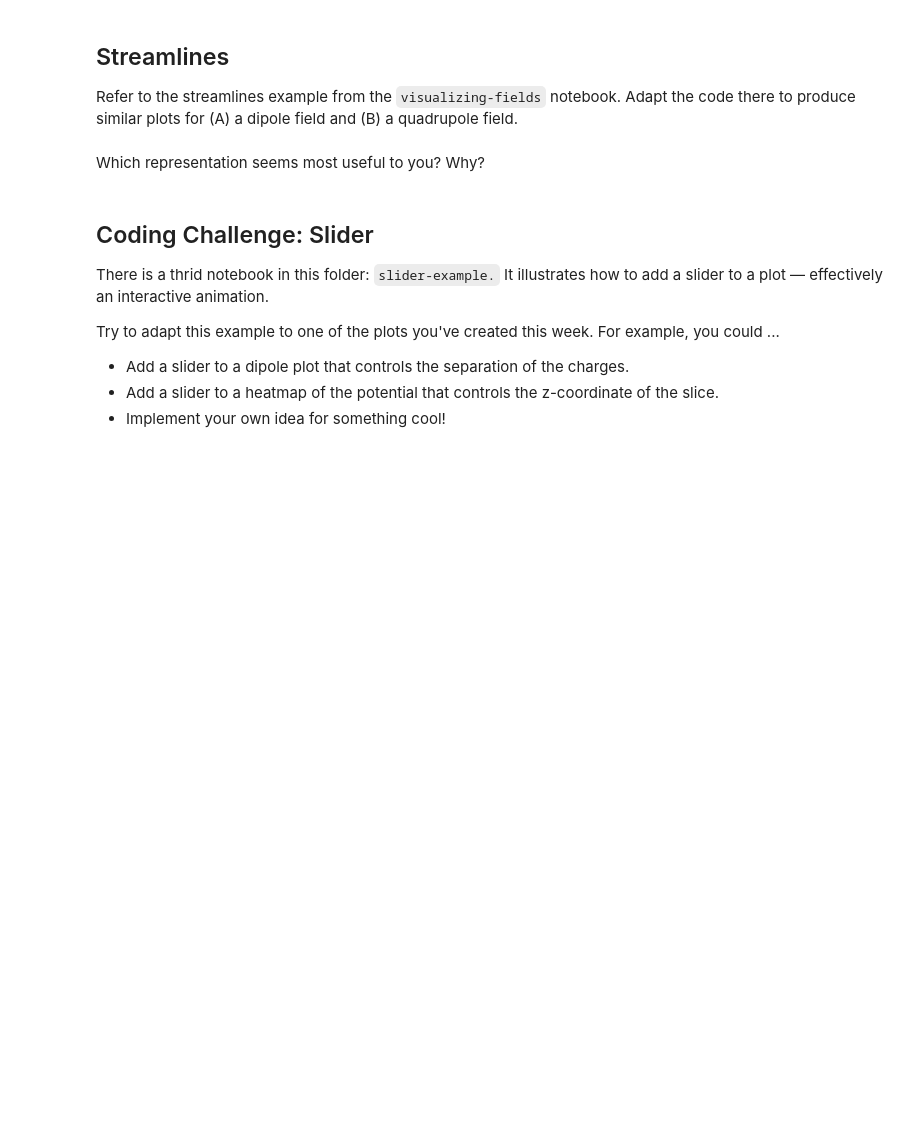
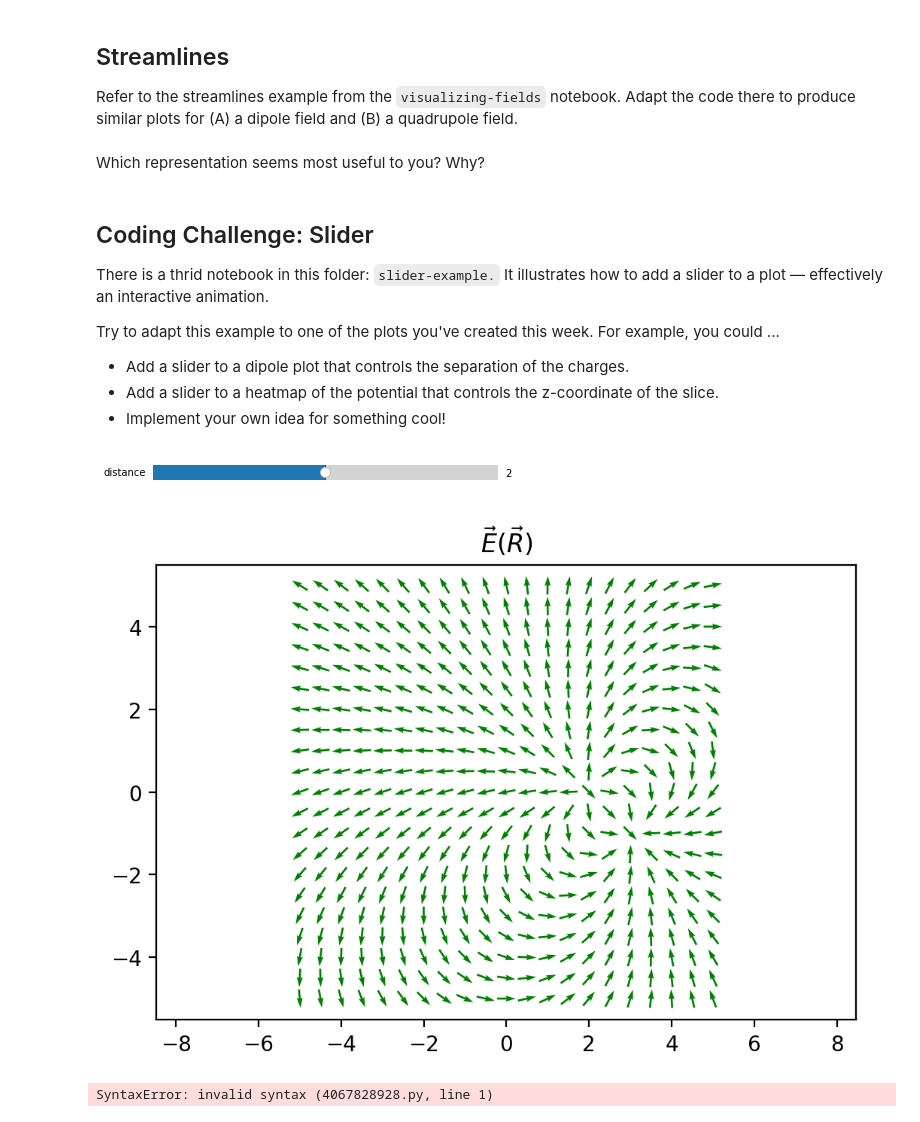
Before and after one commit to dr-kinder/electrodynamics, a Jupyter notebook: week-01/02-multipoles.ipynb, the cells around one changed output. Saved outputs shown, nothing was run; the diff lists cells and outputs as text; code cells hidden in the pictures; blank space fills up the shorter version.

```diff
--- a/week-01/02-multipoles.ipynb
+++ b/week-01/02-multipoles.ipynb
@@ -316,3 +357,36 @@ Try to adapt this example to one of the plots you've created this week.  For exa
 - Add a slider to a dipole plot that controls the separation of the charges.
 - Add a slider to a heatmap of the potential that controls the z-coordinate of the slice.
 - Implement your own idea for something cool!
+# %%
+q1 = -3
+x1 = +3
+y1 = -1
+
+q2 = +3
+x2 = 0
+y2 = 0
+
+value = 0
+
+fig = plt.figure()
+
+ax2 = fig.add_axes([0.1, 0.85, 0.8, 0.1])
+s=Slider(ax = ax2, label = 'distance', valmin = 0, valmax = 4, valinit = 2 )
+
+def update(value):
+    value = s.val
+    X,Y = coordinates_2d()
+    Ex, Ey = np.stack(field_2d(q1, (x1, y1))) + np.stack(field_2d(q2, (x2 + value, y2)))
+    draw_field_2d(X,Y,Ex,Ey)
+
+s.on_changed(update)
+update(0)
+
+plt.show()
+# %% [output]
+[figure, added]
+[figure, added]
+# %%
+Gave it my best shot but I couldn't get the slider to work. it's just stuck there as a picture
+# %% [output]
+SyntaxError: invalid syntax (4067828928.py, line 1)
```
Also changed, not shown: parts of 14 cells of this notebook, 1 other file.
